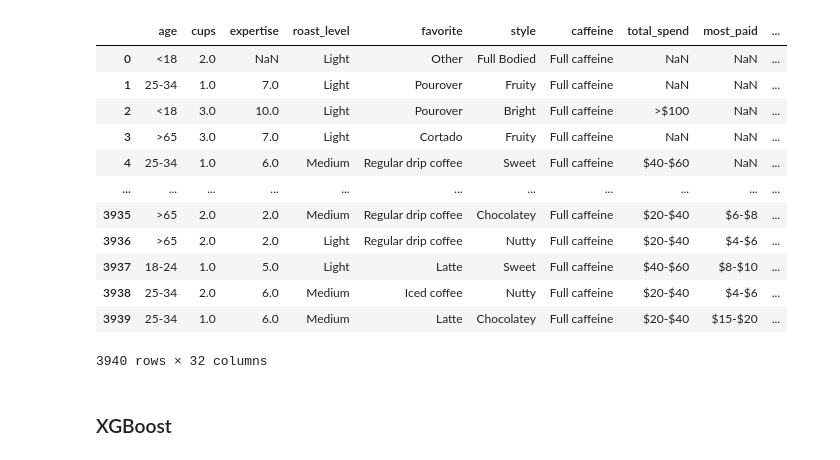
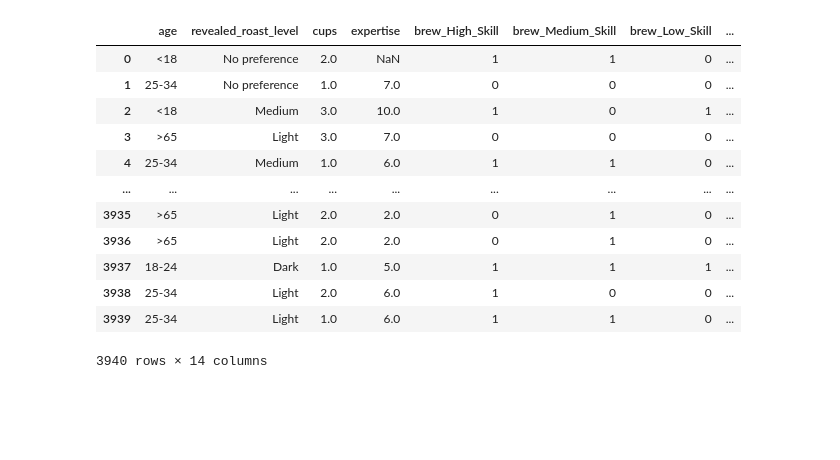
Before and after one commit to NigelLobo/coffee-roast-classifier, a Jupyter notebook: model_comparison.ipynb, the cells around one changed output. Drawn from its saved outputs; the diff is of its cells as text; code cells hidden in the pictures; blank space fills up the shorter version.

```diff
--- a/model_comparison.ipynb
+++ b/model_comparison.ipynb
@@ -1,35 +1,53 @@
 # %%
+import matplotlib.pyplot as plt
+import numpy as np
 import pandas as pd
-import numpy as np
-from sklearn.preprocessing import OrdinalEncoder, LabelBinarizer, LabelEncoder
-from sklearn.model_selection import StratifiedKFold
+import seaborn as sns
+from sklearn.compose import ColumnTransformer
+from sklearn.impute import SimpleImputer
 from sklearn.metrics import (accuracy_score, precision_score, recall_score,
                              f1_score, roc_auc_score, confusion_matrix)
-import xgboost as xgb
-import matplotlib.pyplot as plt
-import seaborn as sns
-from sklearn.compose import ColumnTransformer
+from sklearn.model_selection import StratifiedKFold
+from sklearn.pipeline import Pipeline
 from sklearn.preprocessing import OneHotEncoder
-from sklearn.impute import SimpleImputer
-from sklearn.pipeline import Pipeline
+from sklearn.preprocessing import OrdinalEncoder, LabelBinarizer, LabelEncoder
 
-df = pd.read_csv('coffee_survey_processed.csv')
+train = pd.read_csv('coffee_survey_processed.csv')
+train = train[['age',
+               'revealed_roast_level', 'cups', 'expertise',
+               'brew_High_Skill',
+               'brew_Medium_Skill',
+               'brew_Low_Skill', 'style',
+               'prefer_overall',
+               'favorite',
+               'know_source',
+               'value_cafe',
+               'gender', 'stated_roast_level'
+               ]]
 
-X = df.drop(columns='roast_level')
-y = df['roast_level']
+X = train.drop(columns='stated_roast_level')
+y = train['stated_roast_level']
 
-df
+SEED = 42
+
+eval_metrics = {
+    'xgboost': {'accuracy': 0, 'precision': 0, 'recall': 0, 'f1_score': 0, 'roc_auc_score': 0},
+    'catboost': {'accuracy': 0, 'precision': 0, 'recall': 0, 'f1_score': 0, 'roc_auc_score': 0},
+    'random_forest': {'accuracy': 0, 'precision': 0, 'recall': 0, 'f1_score': 0, 'roc_auc_score': 0}
+}
+
+train
 # %% [output]
-|  | age | cups | expertise | roast_level | favorite | style | caffeine | total_spend | most_paid | ... |
-| 0 | <18 | 2.0 | NaN | Light | Other | Full Bodied | Full caffeine | NaN | NaN | ... |
-| 1 | 25-34 | 1.0 | 7.0 | Light | Pourover | Fruity | Full caffeine | NaN | NaN | ... |
-| 2 | <18 | 3.0 | 10.0 | Light | Pourover | Bright | Full caffeine | >$100 | NaN | ... |
-| 3 | >65 | 3.0 | 7.0 | Light | Cortado | Fruity | Full caffeine | NaN | NaN | ... |
-| 4 | 25-34 | 1.0 | 6.0 | Medium | Regular drip coffee | Sweet | Full caffeine | $40-$60 | NaN | ... |
-| ... | ... | ... | ... | ... | ... | ... | ... | ... | ... | ... |
-| 3935 | >65 | 2.0 | 2.0 | Medium | Regular drip coffee | Chocolatey | Full caffeine | $20-$40 | $6-$8 | ... |
-| 3936 | >65 | 2.0 | 2.0 | Light | Regular drip coffee | Nutty | Full caffeine | $20-$40 | $4-$6 | ... |
-| 3937 | 18-24 | 1.0 | 5.0 | Light | Latte | Sweet | Full caffeine | $40-$60 | $8-$10 | ... |
-| 3938 | 25-34 | 2.0 | 6.0 | Medium | Iced coffee | Nutty | Full caffeine | $20-$40 | $4-$6 | ... |
-| 3939 | 25-34 | 1.0 | 6.0 | Medium | Latte | Chocolatey | Full caffeine | $20-$40 | $15-$20 | ... |
+|  | age | revealed_roast_level | cups | expertise | brew_High_Skill | brew_Medium_Skill | brew_Low_Skill | ... |
+| 0 | <18 | No preference | 2.0 | NaN | 1 | 1 | 0 | ... |
+| 1 | 25-34 | No preference | 1.0 | 7.0 | 0 | 0 | 0 | ... |
+| 2 | <18 | Medium | 3.0 | 10.0 | 1 | 0 | 1 | ... |
+| 3 | >65 | Light | 3.0 | 7.0 | 0 | 0 | 0 | ... |
+| 4 | 25-34 | Medium | 1.0 | 6.0 | 1 | 1 | 0 | ... |
+| ... | ... | ... | ... | ... | ... | ... | ... | ... |
+| 3935 | >65 | Light | 2.0 | 2.0 | 0 | 1 | 0 | ... |
+| 3936 | >65 | Light | 2.0 | 2.0 | 0 | 1 | 0 | ... |
+| 3937 | 18-24 | Dark | 1.0 | 5.0 | 1 | 1 | 1 | ... |
+| 3938 | 25-34 | Light | 2.0 | 6.0 | 1 | 0 | 0 | ... |
+| 3939 | 25-34 | Light | 1.0 | 6.0 | 1 | 1 | 0 | ... |
-3940 rows × 32 columns
+3940 rows × 14 columns
@@ -49,3 +54 @@ orderings = [
-# %% [markdown]
-### XGBoost
 # %%
```
Also changed, not shown: parts of 17 cells of this notebook, 2 other files.
